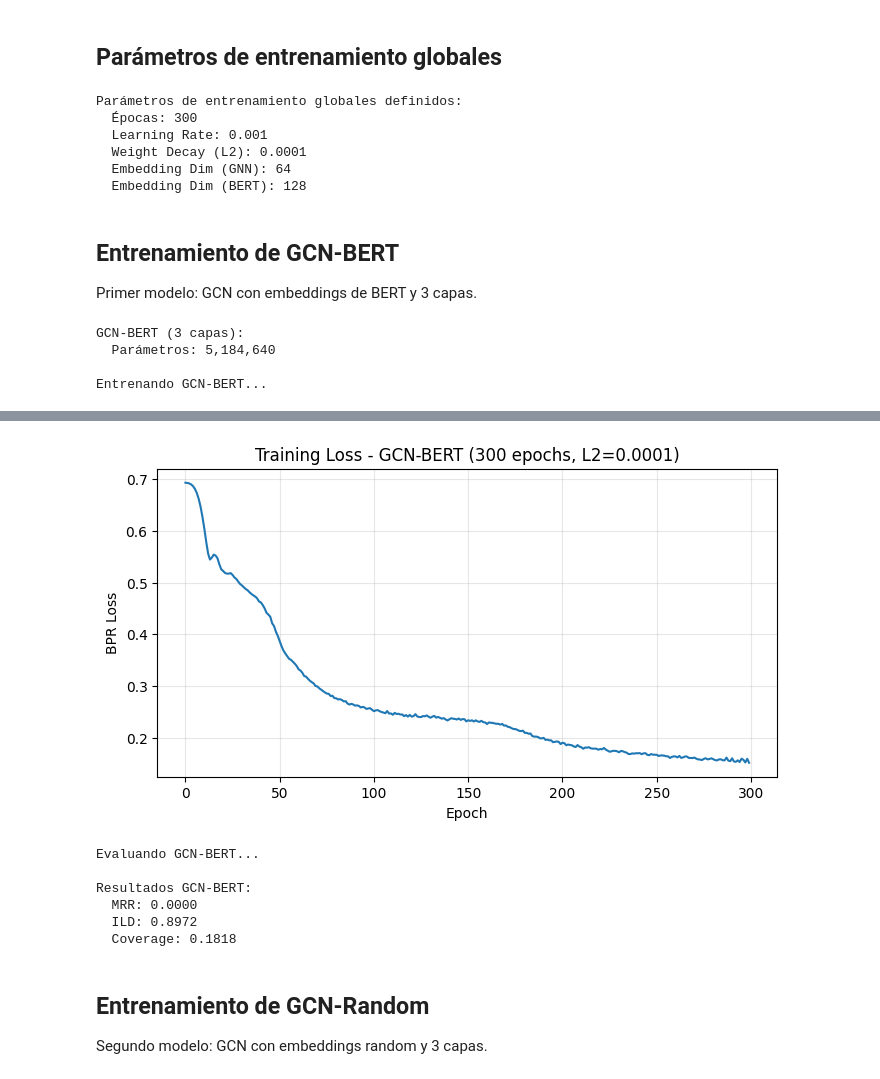
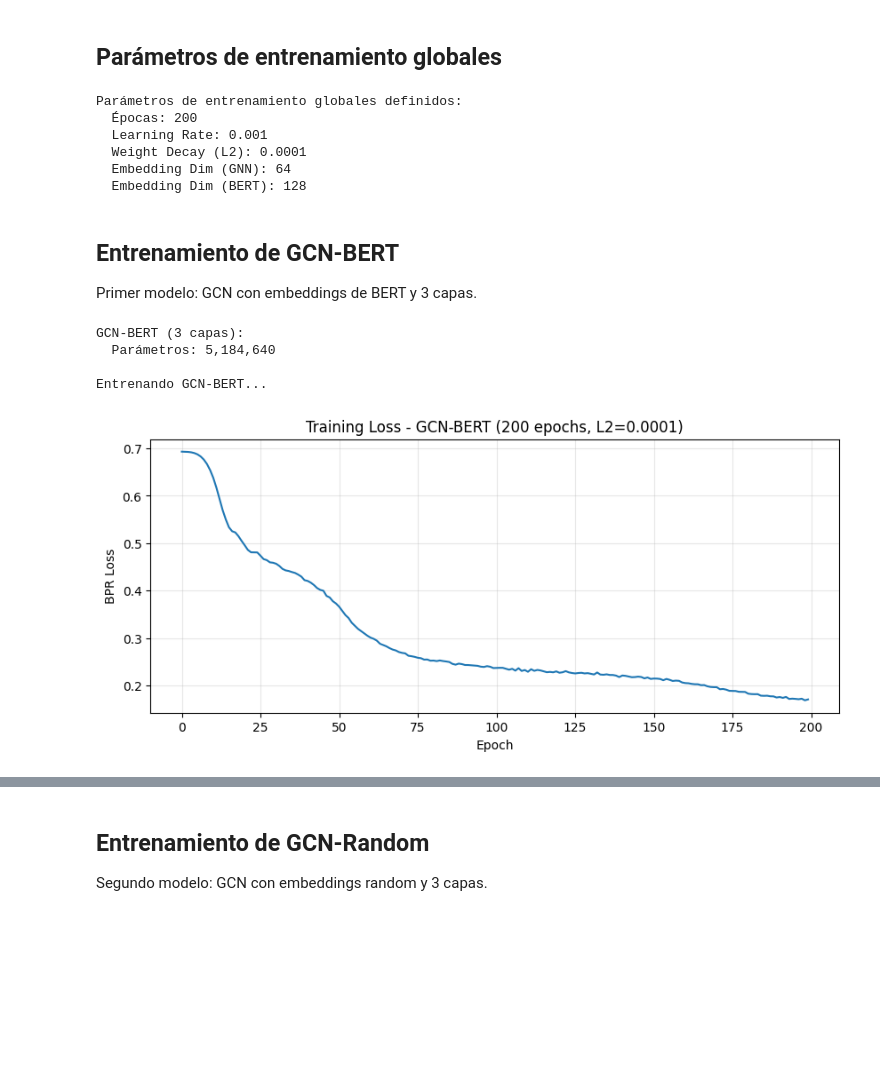
Before and after one commit to aLotOfGluten/IIC3633-Proyecto, a Jupyter notebook: midterm/Temporal_GNN_Training.ipynb, the cells around one changed output, grey strips where cells are left out. Saved outputs shown, nothing was run; the diff lists cells and outputs as text; code cells hidden in the pictures; blank space fills up the shorter version.

```diff
--- a/midterm/Temporal_GNN_Training.ipynb
+++ b/midterm/Temporal_GNN_Training.ipynb
@@ -224,0 +216,25 @@ Full edge_index max node index: 41343 (Debería ser num_users + num_items - 1 =
+# %%
+print("Filtrando test set para eliminar items cold-start...")
+
+train_items = set(train_df['item_idx'].unique())
+print(f"Items en train: {len(train_items)}")
+print(f"Test set original: {len(test_df)}")
+
+test_df_filtered = test_df[test_df['item_idx'].isin(train_items)].reset_index(drop=True)
+print(f"Test set filtrado: {len(test_df_filtered)}")
+print(f"Items eliminados (cold-start): {len(test_df) - len(test_df_filtered)}")
+
+test_df = test_df_filtered
+
+print("\nConstruyendo grafo con SOLO train edges...")
+
+train_edges = []
+for _, row in train_df.iterrows():
+    u, i = row['user_idx'], row['item_idx']
+    train_edges.append([u, num_users + i])
+    train_edges.append([num_users + i, u])
+
+train_edge_index = torch.LongTensor(train_edges).t().contiguous().to(device)
+
+print(f"train_edge_index shape: {train_edge_index.shape}")
+print(f"train_edge_index max node: {train_edge_index.max()}")
@@ -485,7 +506,7 @@ Funciones de evaluación listas
 # %% [markdown]
 ## Parámetros de entrenamiento globales
 # %%
-EPOCHS = 300
+EPOCHS = 200
 LEARNING_RATE = 0.001
 WEIGHT_DECAY = 1e-4
 EMBED_DIM_GNN = 64
@@ -499,7 +520,7 @@ print(f"  Embedding Dim (GNN): {EMBED_DIM_GNN}")
 print(f"  Embedding Dim (BERT): {EMBED_DIM_BERT}")
 # %% [output]
 Parámetros de entrenamiento globales definidos:
-  Épocas: 300
+  Épocas: 200
   Learning Rate: 0.001
   Weight Decay (L2): 0.0001
   Embedding Dim (GNN): 64
@@ -532,45 +553,43 @@ print("\nEntrenando GCN-BERT...")
 for epoch in tqdm(range(EPOCHS)):
     loss = train_epoch_with_negatives(
         model_gcn_bert,
-        full_edge_index,
+        train_edge_index,
         item_embeddings_bert,
         train_df,
         neg_dict,
         optimizer_gcn_bert,
         device,
         is_lightgcn=False
     )
     losses_gcn_bert.append(loss)
 
-    if (epoch + 1) % 20 == 0:
-        print(f"Epoch {epoch+1}/{EPOCHS} - Loss: {loss:.4f}")
-
-plt.figure(figsize=(8, 4))
+plt.figure(figsize=(10, 4))
 plt.plot(losses_gcn_bert)
 plt.xlabel('Epoch')
 plt.ylabel('BPR Loss')
 plt.title(f'Training Loss - GCN-BERT ({EPOCHS} epochs, L2={WEIGHT_DECAY})')
 plt.grid(True, alpha=0.3)
 plt.show()
 
 print("\nEvaluando GCN-BERT...")
 recs_gcn_bert, gt_gcn_bert = evaluate_model(
     model_gcn_bert,
-    full_edge_index,
+    train_edge_index,
     item_embeddings_bert,
     test_df,
     train_df,
     k=10,
     device=device,
     is_lightgcn=False
 )
 metrics_gcn_bert = compute_metrics(recs_gcn_bert, gt_gcn_bert, num_items)
 
-print("\nResultados GCN-BERT:")
-for metric, value in metrics_gcn_bert.items():
-    print(f"  {metric}: {value:.4f}")
+print("\nMétricas GCN-BERT:")
+for k, v in metrics_gcn_bert.items():
+    print(f"  {k}: {v:.6f}")
 # %% [output]
 GCN-BERT (3 capas):
   Parámetros: 5,184,640
 
 Entrenando GCN-BERT...
+[figure, new version]
@@ -592,10 +602,3 @@ Epoch 300/300 - Loss: 0.1517
-[figure, old version]
-Evaluando GCN-BERT...
-
-Resultados GCN-BERT:
-  MRR: 0.0000
-  ILD: 0.8972
-  Coverage: 0.1818
 # %% [markdown]
 ## Entrenamiento de GCN-Random
 
```
Also changed, not shown: parts of 9 cells of this notebook.
